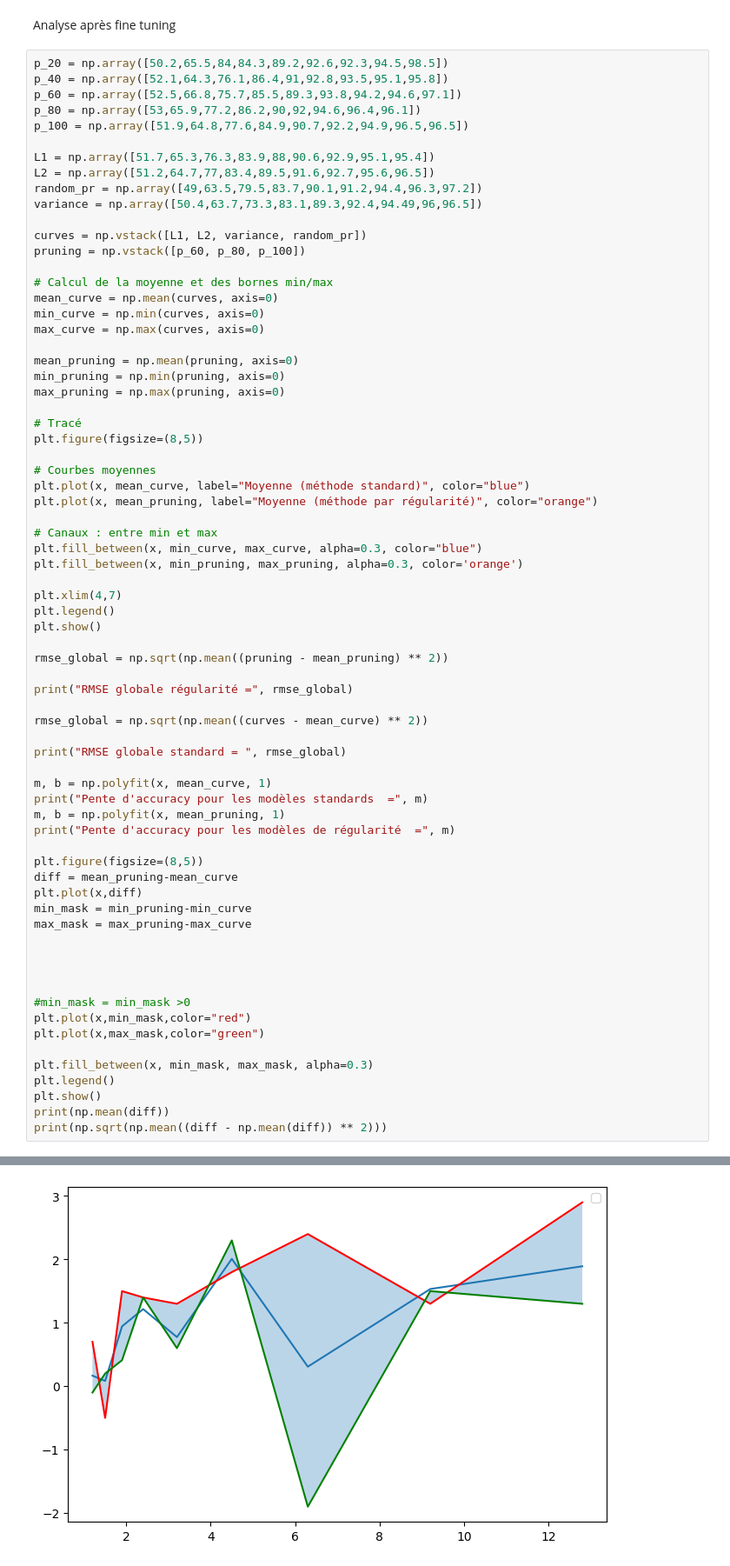
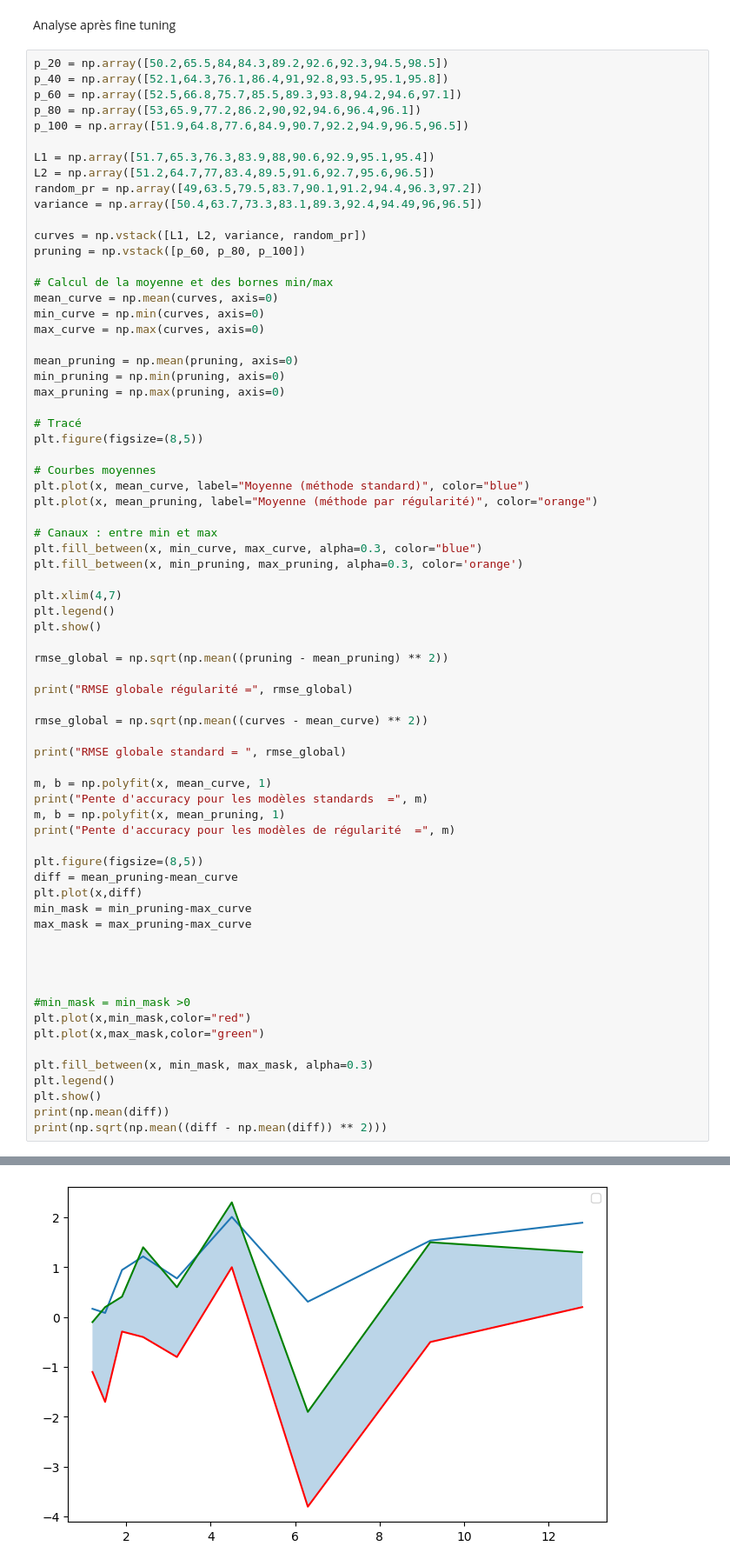
Before and after one commit to josselinteste/projet_es_ia_embarquee_CHALIN_TESTE, a Jupyter notebook: utilitaire.ipynb, the cells around one changed output, grey strips where cells are left out. Shown at 87% size. Drawn from its saved outputs; the diff is of its cells as text.

```diff
--- a/utilitaire.ipynb
+++ b/utilitaire.ipynb
@@ -1374,33 +1141,33 @@ rmse_global = np.sqrt(np.mean((curves - mean_curve) ** 2))
 print("RMSE globale standard = ", rmse_global)
 
 m, b = np.polyfit(x, mean_curve, 1)
 print("Pente d'accuracy pour les modèles standards  =", m)
 m, b = np.polyfit(x, mean_pruning, 1)
 print("Pente d'accuracy pour les modèles de régularité  =", m)
 
 plt.figure(figsize=(8,5))
 diff = mean_pruning-mean_curve
 plt.plot(x,diff)
-min_mask = min_pruning-min_curve
+min_mask = min_pruning-max_curve
 max_mask = max_pruning-max_curve
 
 
 
 
 #min_mask = min_mask >0
 plt.plot(x,min_mask,color="red")
 plt.plot(x,max_mask,color="green")
 
 plt.fill_between(x, min_mask, max_mask, alpha=0.3)
 plt.legend()
 plt.show()
 print(np.mean(diff))
 print(np.sqrt(np.mean((diff - np.mean(diff)) ** 2)))
 # %% [output]
 [figure]
 RMSE globale régularité = 0.65073557619317
 RMSE globale standard =  0.9927525567274503
 Pente d'accuracy pour les modèles standards  = -3.9836316961143194
 Pente d'accuracy pour les modèles de régularité  = -3.871453963114182
-[figure, old version]
+[figure, new version]
 0.9919444444444454
```
Also changed, not shown: parts of 32 cells of this notebook, 1 other file.
